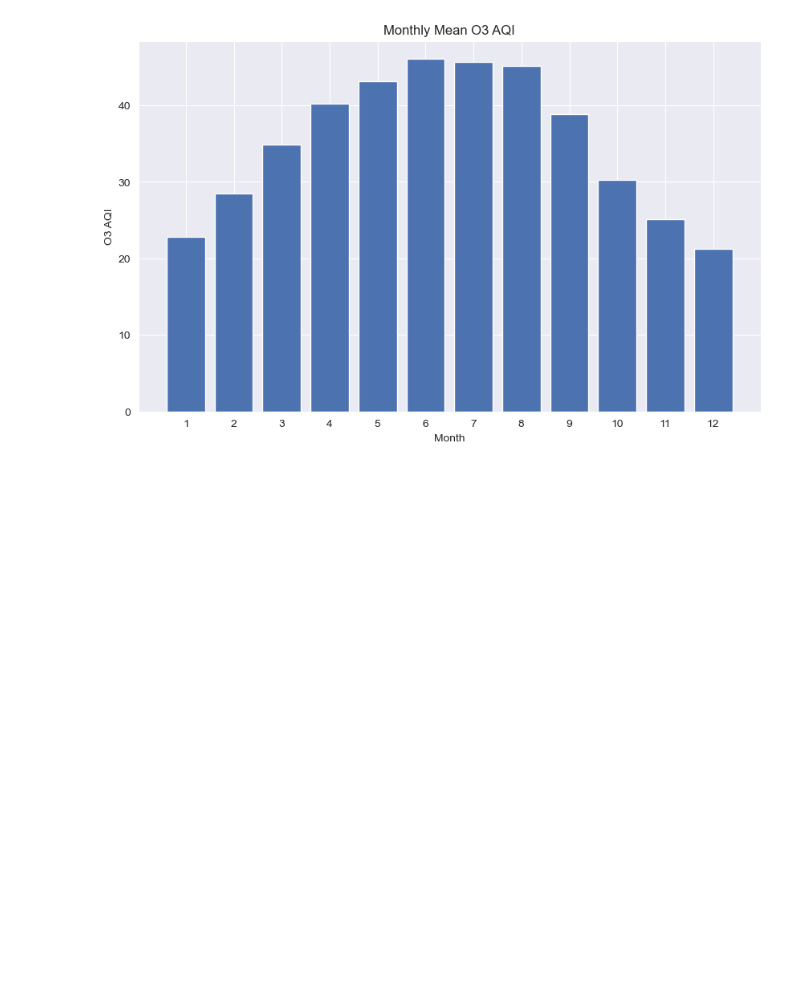
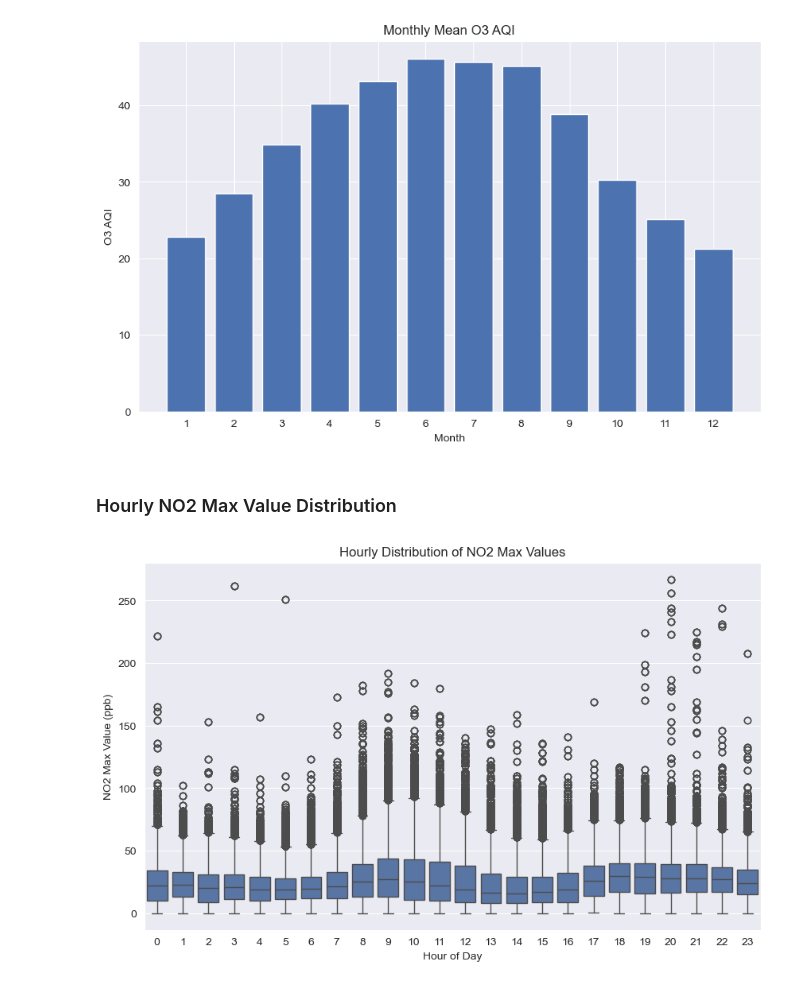
Before and after one commit to aghabidareh/PollutionAnalyzer, a Jupyter notebook: main.ipynb, the cells around one changed output. Saved outputs shown, nothing was run; the diff lists cells and outputs as text; code cells hidden in the pictures; blank space fills up the shorter version.

Commit message:
plot-and-graphs-section-3

```diff
--- a/main.ipynb
+++ b/main.ipynb
@@ -52,3 +52,16 @@ plt.show()
 plt.close()
 # %% [output]
 [figure]
+# %% [markdown]
+### Hourly NO2 Max Value Distribution
+# %%
+plt.figure(figsize=(10, 6))
+sns.boxplot(x='NO2 1st Max Hour', y='NO2 1st Max Value', data=df)
+plt.title('Hourly Distribution of NO2 Max Values')
+plt.xlabel('Hour of Day')
+plt.ylabel('NO2 Max Value (ppb)')
+plt.savefig('plots/hourly_no2_max.png')
+plt.show()
+plt.close()
+# %% [output]
+[figure, added]
```
Also changed, not shown: 1 other file.
